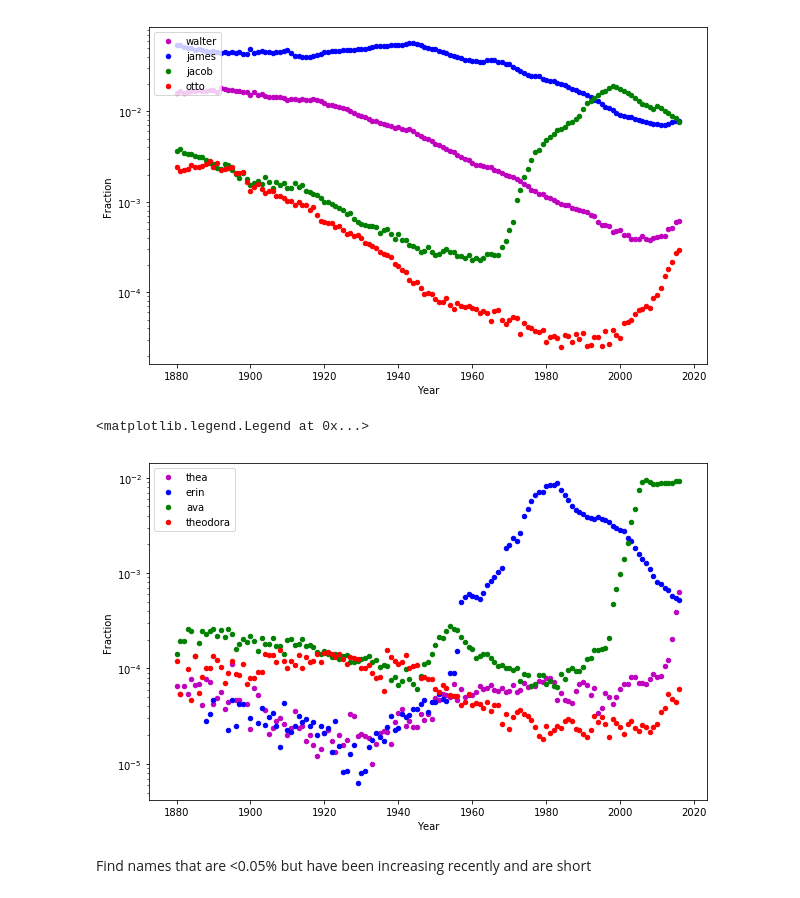
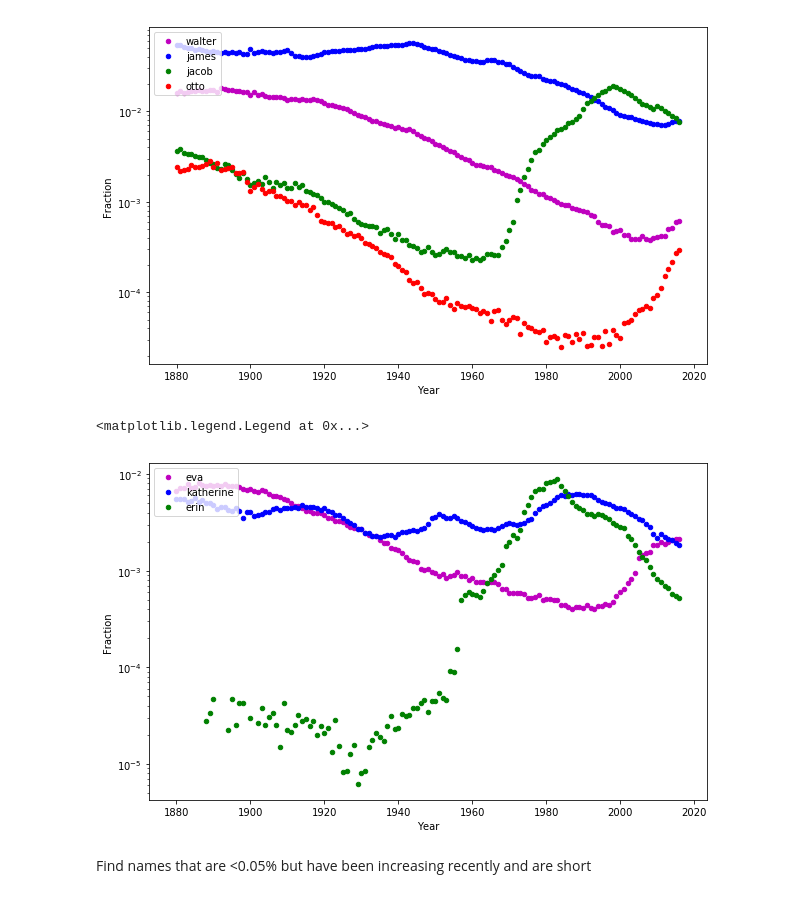
Before and after one commit to chepyle/BabyNames, a Jupyter notebook: RNN_BabyNames.ipynb, the cells around one changed output. Cells and saved outputs as stored; diff of their text form; code cells hidden in the pictures.

Commit message:
update figure

```diff
--- a/RNN_BabyNames.ipynb
+++ b/RNN_BabyNames.ipynb
@@ -106,18 +110,18 @@ plt.legend(loc='upper left')
 <matplotlib.legend.Legend at 0x...>
 [figure]
 # %%
-names=['thea','erin','ava','theodora']
+names=['eva','katherine','erin']
 colors=['m','b','g','r']
 plt.figure(figsize=(10,6.2))
 ax=plt.gca()
 for name,col in zip(names,colors):
     ax=girls[girls['Name']==name].plot('Year','Fraction',
                                      kind='scatter',logy=True,
                                      c=col,label=name,ax=ax)
 plt.legend(loc='upper left')
 # %% [output]
 <matplotlib.legend.Legend at 0x...>
-[figure, old version]
+[figure, new version]
 # %% [markdown]
 Find names that are <0.05% but have been increasing recently and are short
 # %%
```
Also changed, not shown: parts of 3 cells of this notebook.
